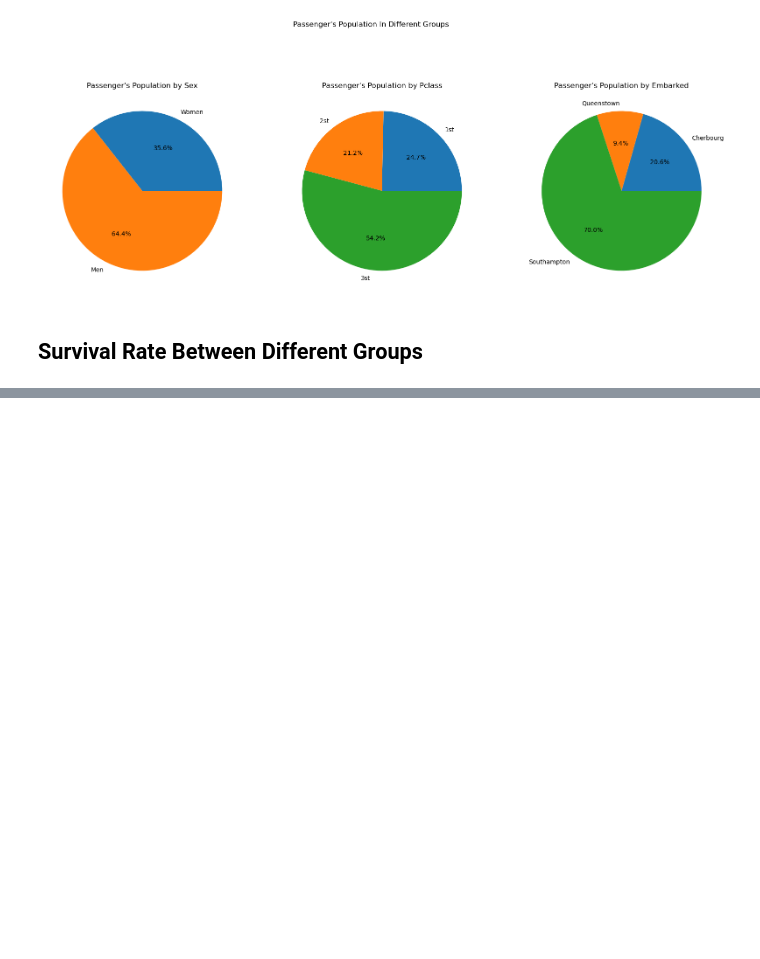
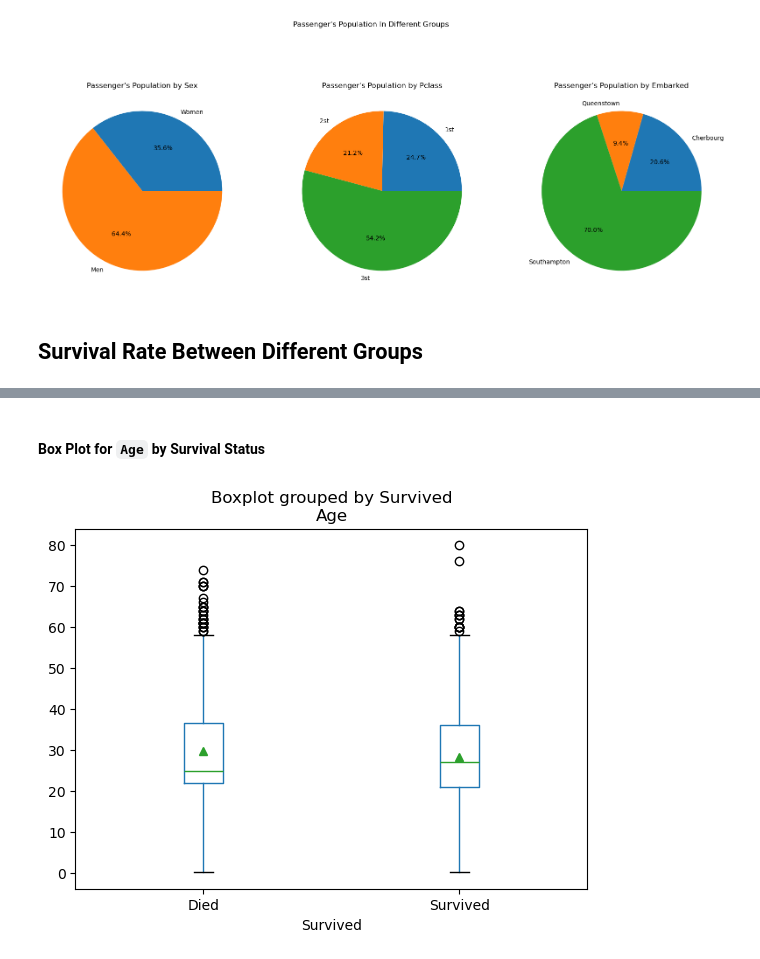
Before and after one commit to AmirAAZ818/ML-Assignments-2024, a Jupyter notebook: Analyzing Titanic Survival Rates/Analyzing Titanic Survival Rates.ipynb, the cells around one changed output, grey strips where cells are left out. Cells and saved outputs as stored; diff of their text form; code cells hidden in the pictures; blank space fills up the shorter version.

```diff
--- a/Analyzing Titanic Survival Rates/Analyzing Titanic Survival Rates.ipynb
+++ b/Analyzing Titanic Survival Rates/Analyzing Titanic Survival Rates.ipynb
@@ -319,0 +387,13 @@ fig, axes = plt.subplots(1, 2, figsize=(30, 4))
+# %% [markdown]
+#### Box Plot for `Age` by Survival Status
+# %%
+df.boxplot(
+    by='Survived',
+    column='Age',
+    grid=False,
+    showmeans=True
+)
+
+plt.show()
+# %% [output]
+[figure, added]
```
Also changed, not shown: parts of 25 cells of this notebook.
